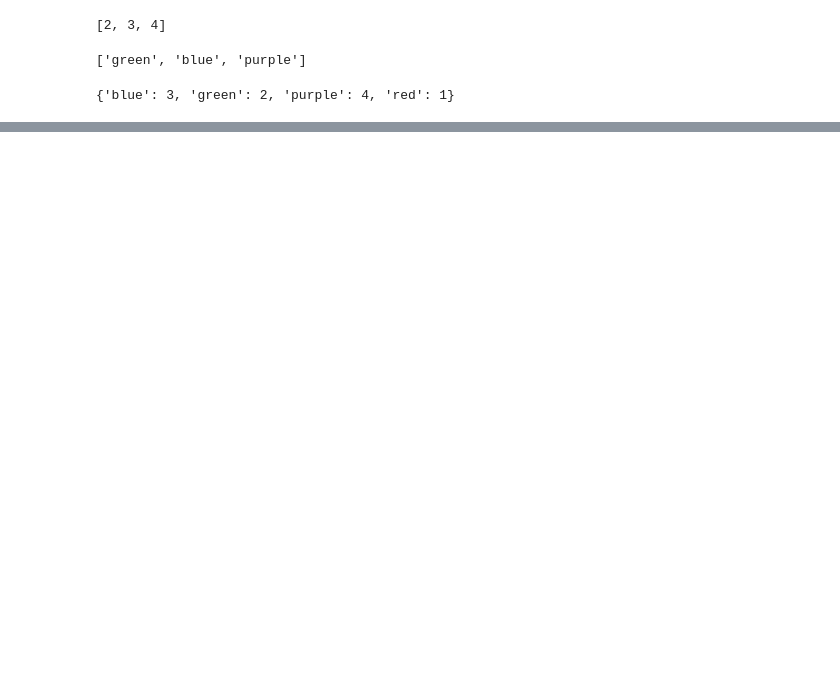
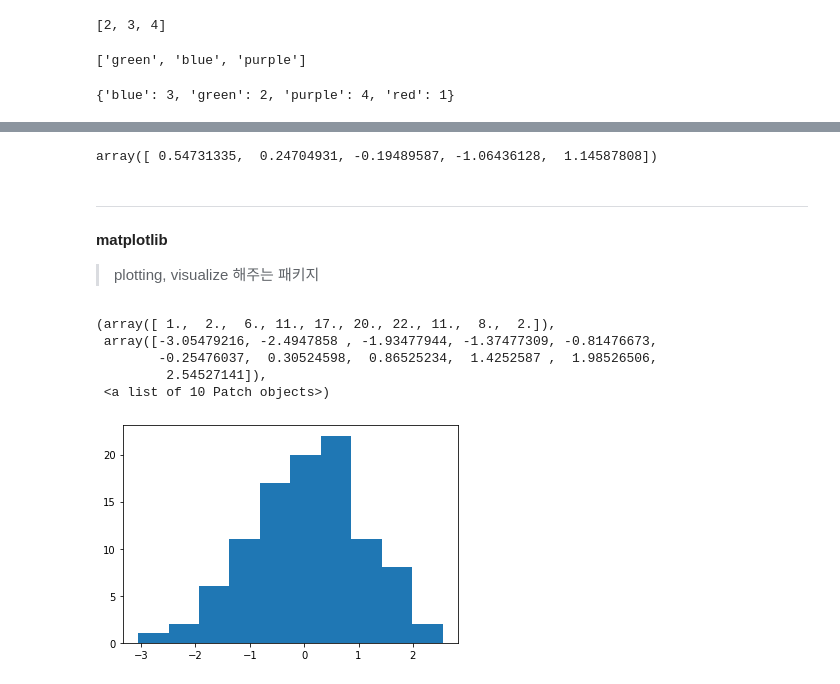
Before and after one commit to iamsorri/class2022Spring, a Jupyter notebook: 20220316.ipynb, the cells around one changed output, grey strips where cells are left out. Saved outputs shown, nothing was run; the diff lists cells and outputs as text; code cells hidden in the pictures; blank space fills up the shorter version.

```diff
--- a/20220316.ipynb
+++ b/20220316.ipynb
@@ -379,0 +408,28 @@ c
+# %%
+numpy.random.randn(5)
+#numpy라는 패키지 자체를 불러온 다음, random 디렉토리 속 randn 함수를 사용함
+#평균이 0인 정규분포 내에서 random number를 가져옴
+# %% [output]
+array([ 0.54731335,  0.24704931, -0.19489587, -1.06436128,  1.14587808])
+# %% [markdown]
+
+
+---
+# %% [markdown]
+**matplotlib**
+
+> plotting, visualize 해주는 패키지
+# %%
+import numpy as np        #numpy가 기니까 np라고 줄여서 타이핑 줄임
+n = np.random.randn(100)  #재실행하면 아래 히스토그램도 바뀜
+# %%
+import matplotlib
+matplotlib.pyplot.hist(n)
+#matplotlib 패키지 내, pyplot 디렉토리의 hist(히스토그램을 그려주는 함수) 불러옴
+# %% [output]
+(array([ 1.,  2.,  6., 11., 17., 20., 22., 11.,  8.,  2.]),
+ array([-3.05479216, -2.4947858 , -1.93477944, -1.37477309, -0.81476673,
+        -0.25476037,  0.30524598,  0.86525234,  1.4252587 ,  1.98526506,
+         2.54527141]),
+ <a list of 10 Patch objects>)
+[figure, added]
```
Also changed, not shown: parts of 14 cells of this notebook.
